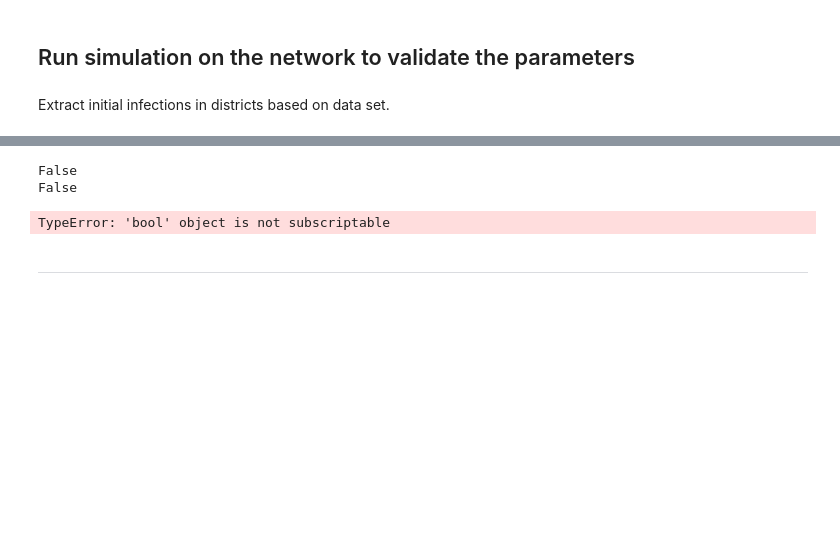
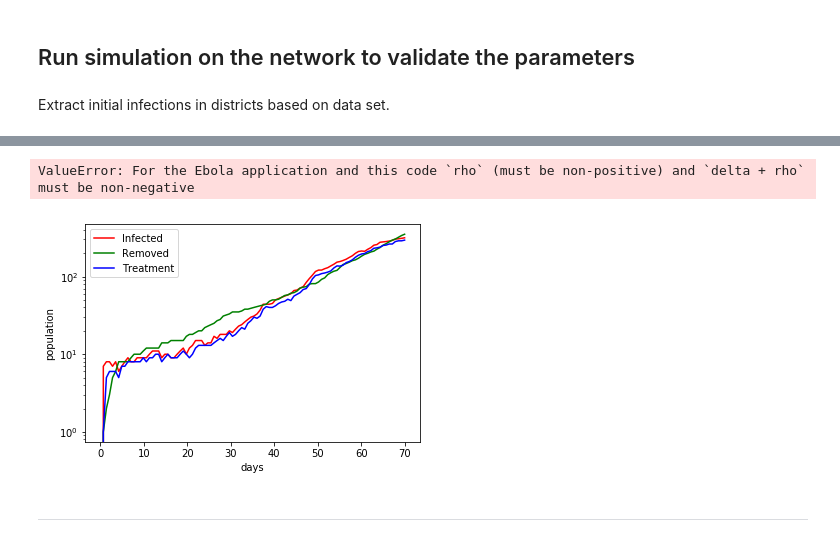
Before and after one commit to Networks-Learning/disease-control, a Jupyter notebook: notebooks/main.ipynb, the cells around one changed output, grey strips where cells are left out. Drawn from its saved outputs; the diff is of its cells as text; code cells hidden in the pictures; blank space fills up the shorter version.

Commit message:
SIR and intervention simulaiton works for trivial policy

```diff
--- a/notebooks/main.ipynb
+++ b/notebooks/main.ipynb
@@ -141,21 +154,59 @@ init_event_list
 # from epidemics_helper import SimulationSIR
 from dynamics_ind import SimulationSIR, PriorityQueue
 
+# param_dict = {
+#     'beta':  1.0/15.3,
+#     'gamma': 1.0/30.6,
+#     'delta': 1.0/11.4,
+#     'rho':   -1.0/22.8,
+#     'eta':   1.0
+# }
+
 param_dict = {
     'beta':  1.0/15.3,
-    'gamma': 1.0/15.3,
+    'gamma': 1.0/30.6,
     'delta': 1.0/11.4,
     'rho':   -1.0/22.8,
     'eta':   1.0
 }
+
+policy_dict = {
+    'TR' : 1.0,
+}
+
 sir = SimulationSIR(graph, param_dict=param_dict, verbose=True)
 
 
-sir.launch_epidemic(init_event_list=init_event_list, max_time=10 * 7)
+sir.launch_epidemic(init_event_list=init_event_list, max_time=10 * 7, policy='TR', policy_dict=policy_dict)
 # %% [output]
-False
-False
+ValueError: For the Ebola application and this code `rho` (must be non-positive) and `delta + rho` must be non-negative
-TypeError: 'bool' object is not subscriptable
+# %%
+def plot_populations(sir_obj, tfreq=100):
+
+    plt.figure()
+    tspace = np.linspace(0, sir_obj.max_time, tfreq)
+
+    susceptible, infected, removed, treated = [], [], [], []
+    for t in tspace:
+        susceptible.append(np.sum(sir_obj.nodes_at_time('S', t)))
+        infected.append(np.sum(sir_obj.nodes_at_time('I', t)))
+        removed.append(np.sum(sir_obj.nodes_at_time('R', t)))
+        treated.append(np.sum(sir_obj.nodes_at_time('T', t)))
+
+    # plt.plot(tspace, susceptible, label='Susceptible', color='black')
+    plt.plot(tspace, infected, label='Infected', color='red')
+    plt.plot(tspace, removed, label='Removed', color='green')
+    plt.plot(tspace, treated, label='Treatment', color='blue')
+    plt.xlabel('days')
+    plt.ylabel('population')
+    plt.yscale('log')
+    plt.legend();
+    return
+
+
+plot_populations(sir, tfreq=100)
+# %% [output]
+[figure, added]
 # %% [markdown]
 ---
 # %% [markdown]
```
Also changed, not shown: parts of 7 cells of this notebook, 1 other file.
